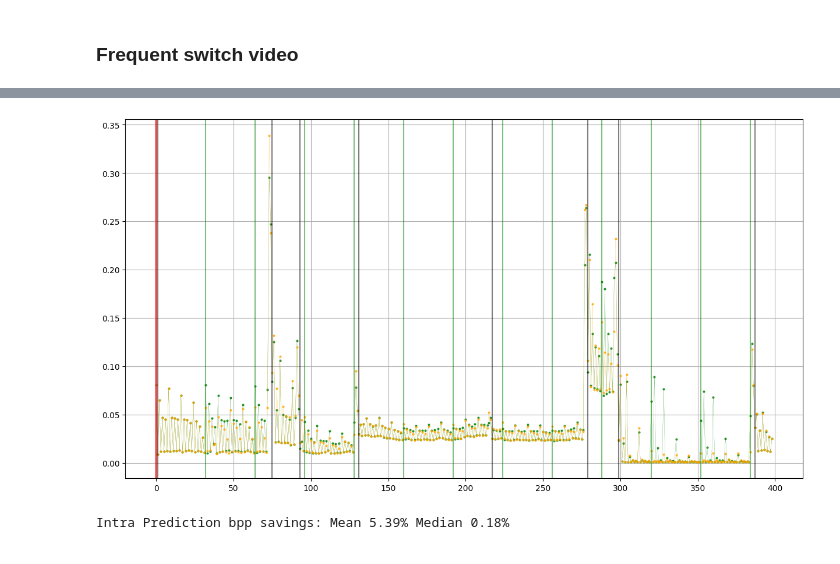
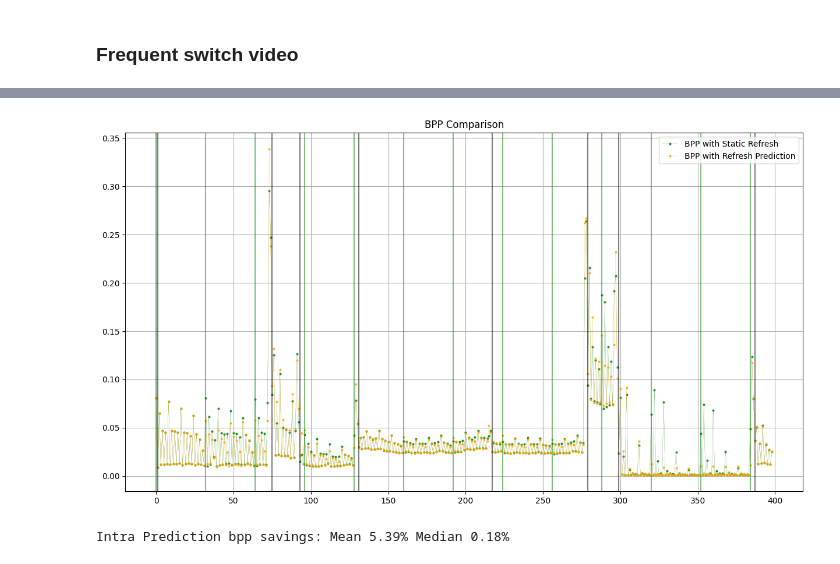
Before and after one commit to Punctuality/DCVC_Dynamic_Intra_Period, a Jupyter notebook: notebooks/explore_results.ipynb, the cells around one changed output, grey strips where cells are left out. Saved outputs shown, nothing was run; the diff lists cells and outputs as text; code cells hidden in the pictures.

```diff
--- a/notebooks/explore_results.ipynb
+++ b/notebooks/explore_results.ipynb
@@ -147,22 +128,24 @@ for idx in ref_points:
 # %%
 plt.figure(figsize=(15, 8))
 plt.grid(True)
 plt.plot(freq_data['frame_bpp'][1:], label = "BPP with Static Refresh", marker='o', linewidth=0.2, markersize=2, c = 'g', alpha = 0.75)
 # plt.plot(freq_data_n['frame_bpp'][1:], label = "BPP without Refreshes", marker='o', linewidth=0.2, markersize=2, c = 'b', alpha = 0.75)
 # plt.plot(freq_data_i['frame_bpp'][1:], label = "BPP with Intraframes", marker='o', linewidth=0.2, markersize=2, c = 'r', alpha = 0.75)
 plt.plot(freq_data_p['frame_bpp'][1:], label = "BPP with Refresh Prediction", marker='o', linewidth=0.2, markersize=2, c = 'orange', alpha = 0.75)
+plt.legend()
+plt.title("BPP Comparison")
 
 for idx in np.arange(0, len(freq_data['frame_bpp']), 32):
   plt.axvline(x=idx, color='g', alpha=0.5)
 
-f_types = np.array(freq_data['frame_type'])
-for idx in np.argwhere(f_types == 0):
-  plt.axvline(x=idx, color='r')
+# f_types = np.array(freq_data['frame_type'])
+# for idx in np.argwhere(f_types == 0):
+#   plt.axvline(x=idx, color='r')
 
 for idx in ref_points:
   plt.axvline(x=idx, color='k', alpha=0.5)
 # %% [output]
-[figure, old version]
+[figure, new version]
 # %%
 # calculate savings for BPP
 
```
Also changed, not shown: parts of 2 cells of this notebook, 1 other file.
